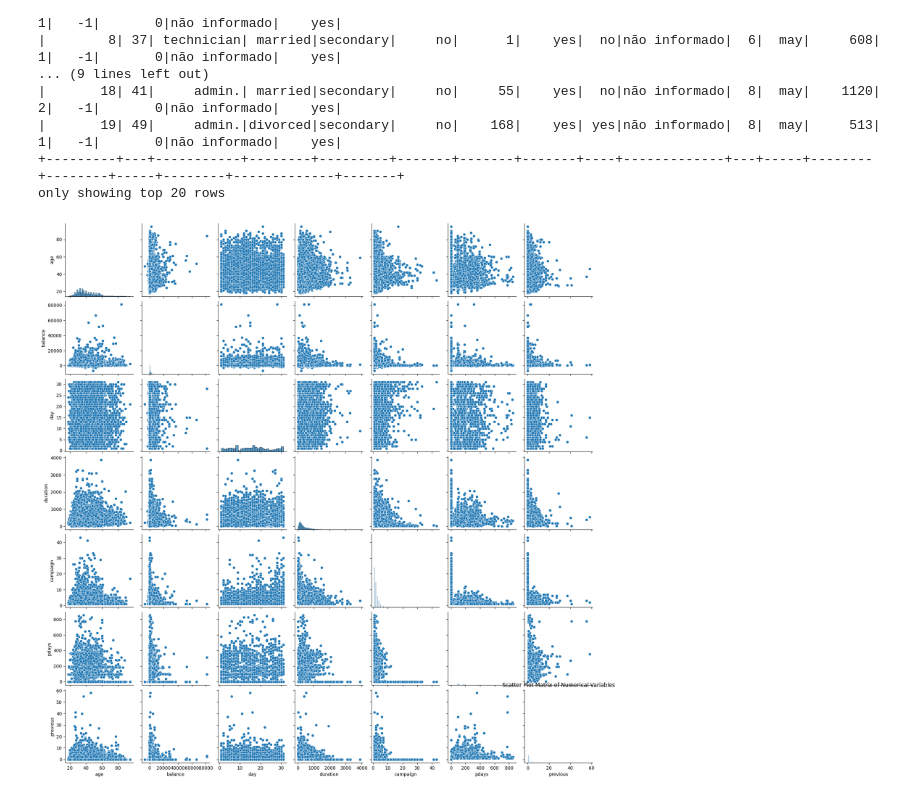
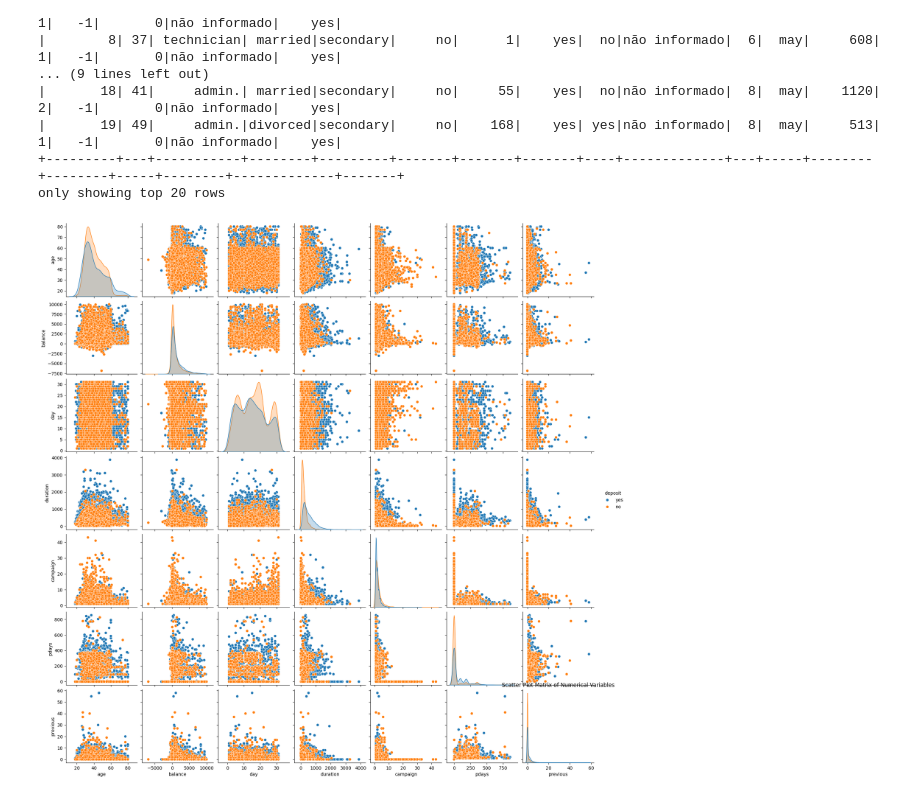
Before and after one commit to KoreTane/MKTBank, a Jupyter notebook: MKTBank.ipynb, the cells around one changed output. Cells and saved outputs as stored; diff of their text form; code cells hidden in the pictures.

```diff
--- a/MKTBank.ipynb
+++ b/MKTBank.ipynb
@@ -208,10 +208,11 @@ Análise Completa de Clientes:
 +-------+-----+
 # %%
-## Filtrar os registros onde job é igual a "unknown"
-unknown_job_df = df.filter(df.education == "unknown")
-
-# Excluir as linhas onde job e education é igual a "unknown"
-df = df.filter((df.job != "unknown") & (df.education != "unknown"))
+# Excluir as linhas onde age > 80 ou balance > 10000
+df = df.filter(
+    (df.age <= 80) & (df.balance <= 10000) &  # Exclui se qualquer uma das condições for verdadeira
+    (df.job != "unknown") &
+    (df.education != "unknown")
+)
 
 # Substituir "unknown" por "não informado" nas colunas contact e poutcome
 df = df.withColumn("contact", F.when(df.contact == "unknown", "não informado").otherwise(df.contact)) \
@@ -240,19 +241,23 @@ only showing top 20 rows
 # %%
 from pyspark.sql.types import IntegerType, DoubleType
 import pandas as pd
 
 # Filtrando variáveis numéricas para o scatter plot
 numeric_vars = [
     field.name
     for field in df.schema.fields
     if isinstance(field.dataType, (IntegerType, DoubleType))
 ]
+
+# Including 'deposit' column for hue
+numeric_vars.append('deposit') # Adding 'deposit' to the list of columns to select
+
 # Convertendo o PySpark DataFrame para pandas DataFrame e selecionando as colunas numéricas
 pandas_df = df.select(numeric_vars).toPandas()
 
 # Iniciando a visualização com o pandas DataFrame
-sns.pairplot(pandas_df)
+sns.pairplot(pandas_df, hue='deposit')
 plt.title('Scatter Plot Matrix of Numerical Variables')
 plt.show()
 # %% [output]
-[figure, old version]
+[figure, new version]
```
Also changed, not shown: parts of 1 cell of this notebook.
